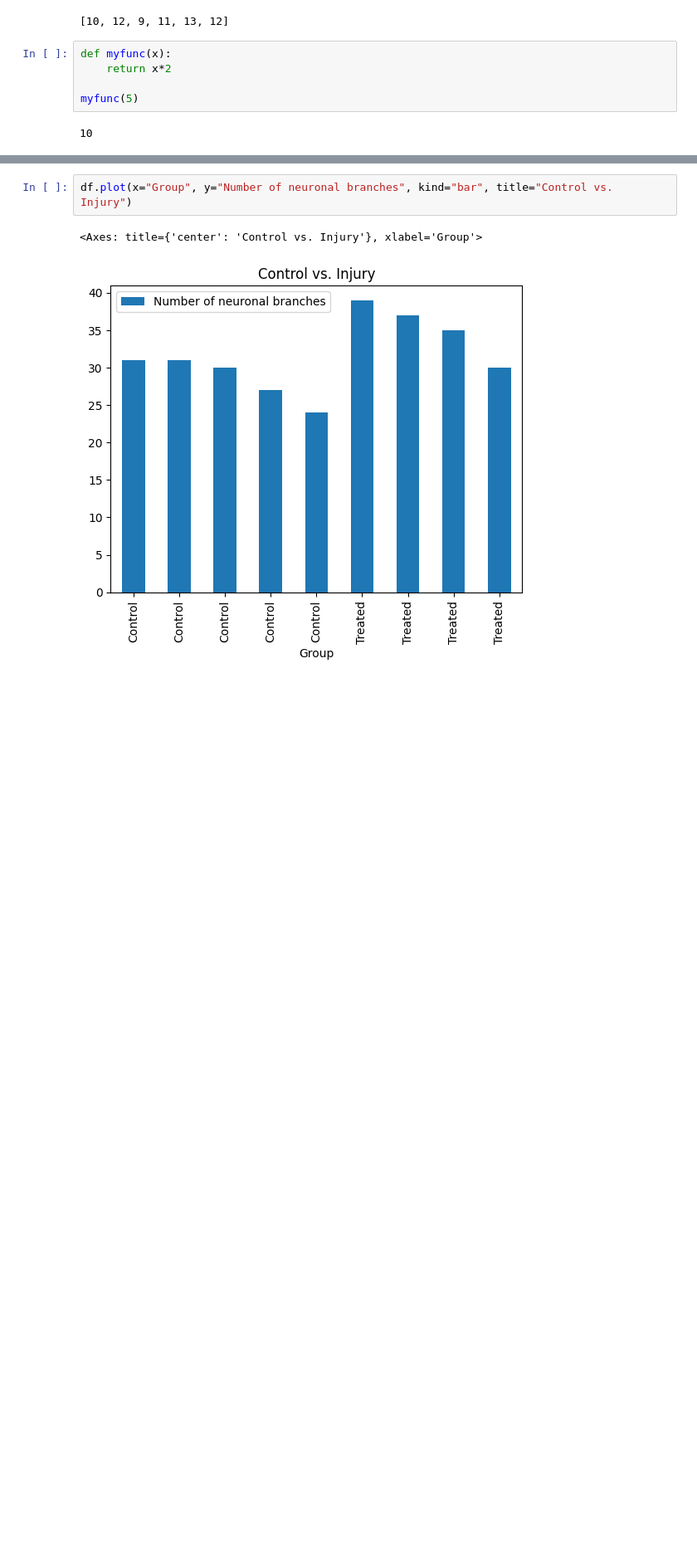
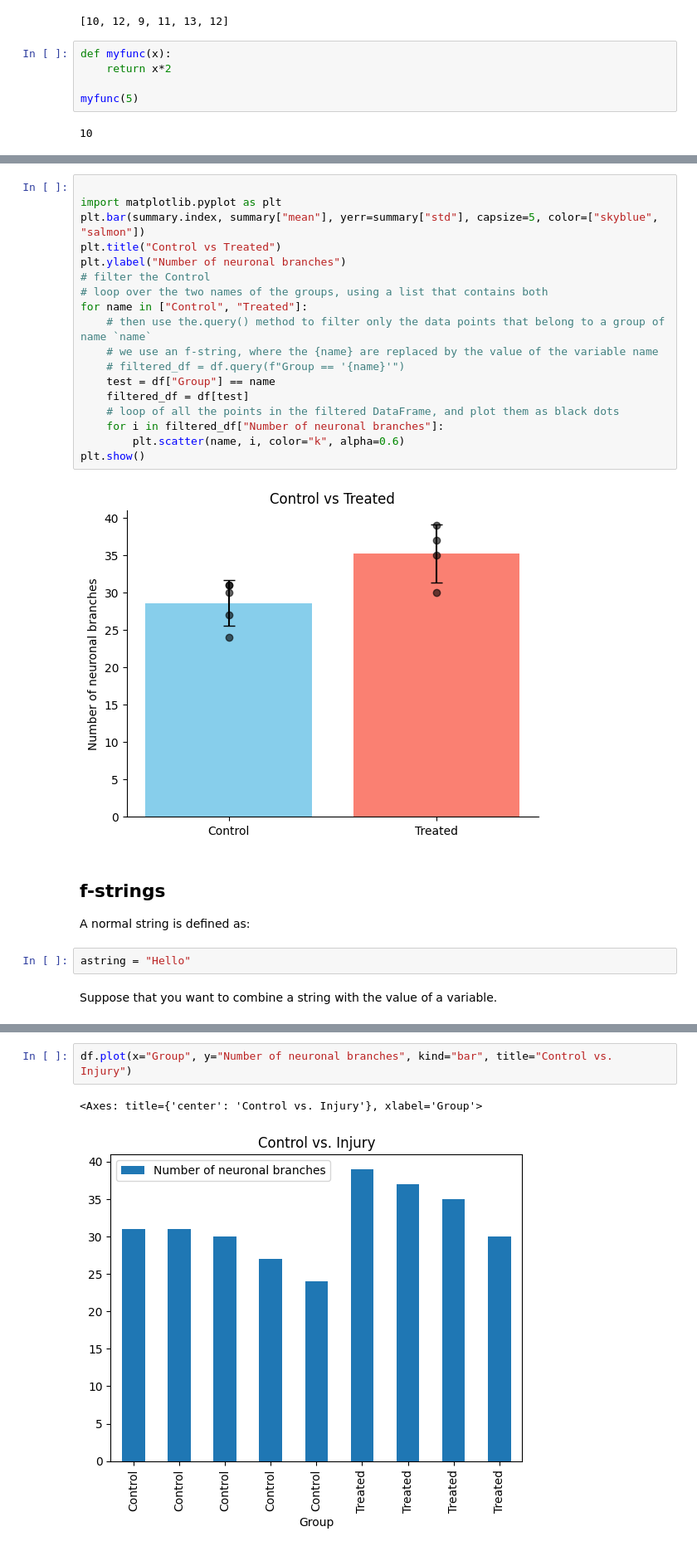
Before and after one commit to FTurci/JK-osteocytes, a Jupyter notebook: code/read-from-excel-and-plot.ipynb, the cells around one changed output, grey strips where cells are left out. Shown at 83% size. Drawn from its saved outputs; the diff is of its cells as text; blank space fills up the shorter version.

```diff
--- a/code/read-from-excel-and-plot.ipynb
+++ b/code/read-from-excel-and-plot.ipynb
@@ -125,0 +102,28 @@ plt.show()
+# %%
+
+import matplotlib.pyplot as plt
+plt.bar(summary.index, summary["mean"], yerr=summary["std"], capsize=5, color=["skyblue", "salmon"])
+plt.title("Control vs Treated")
+plt.ylabel("Number of neuronal branches")
+# filter the Control
+# loop over the two names of the groups, using a list that contains both
+for name in ["Control", "Treated"]:
+    # then use the.query() method to filter only the data points that belong to a group of name `name`
+    # we use an f-string, where the {name} are replaced by the value of the variable name
+    # filtered_df = df.query(f"Group == '{name}'")
+    test = df["Group"] == name
+    filtered_df = df[test]
+    # loop of all the points in the filtered DataFrame, and plot them as black dots
+    for i in filtered_df["Number of neuronal branches"]:
+        plt.scatter(name, i, color="k", alpha=0.6)
+plt.show()
+# %% [output]
+[figure, added]
+# %% [markdown]
+## f-strings
+
+A normal string is defined as:
+# %%
+astring = "Hello"
+# %% [markdown]
+Suppose that you want to combine a string with the value of a variable.
```
Also changed, not shown: parts of 17 cells of this notebook.
